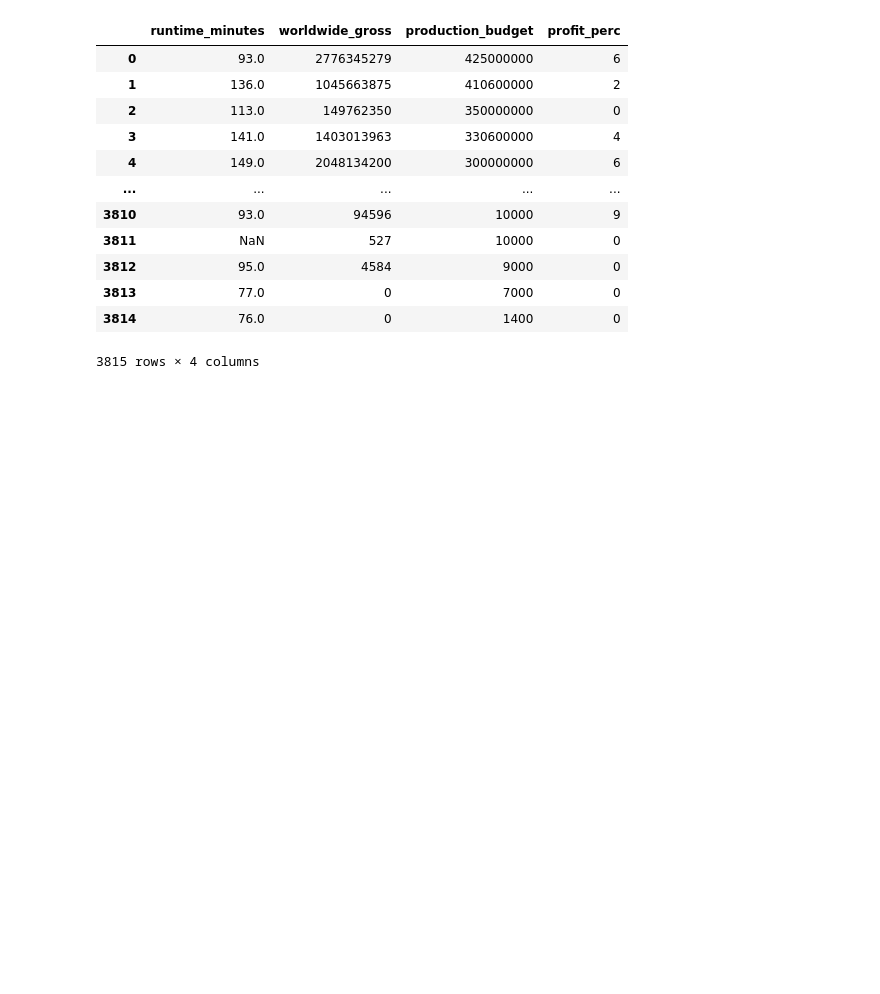
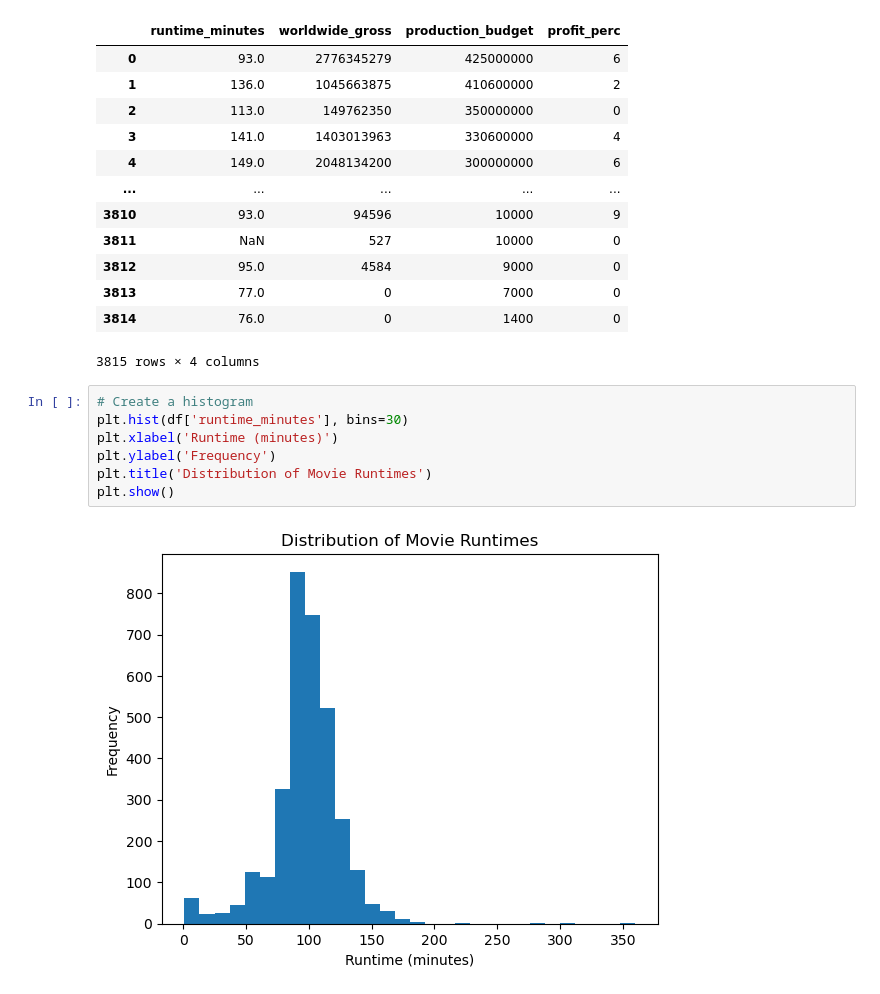
Before and after one commit to nechamab/phase-2-project, a Jupyter notebook: notebooks/finall.ipynb, the cells around one changed output. Cells and saved outputs as stored; diff of their text form; blank space fills up the shorter version.

```diff
--- a/notebooks/finall.ipynb
+++ b/notebooks/finall.ipynb
@@ -618,3 +618,12 @@ df
 | 3813 | 77.0 | 0 | 7000 | 0 |
 | 3814 | 76.0 | 0 | 1400 | 0 |
 3815 rows × 4 columns
+# %%
+# Create a histogram
+plt.hist(df['runtime_minutes'], bins=30)
+plt.xlabel('Runtime (minutes)')
+plt.ylabel('Frequency')
+plt.title('Distribution of Movie Runtimes')
+plt.show()
+# %% [output]
+[figure, added]
```
Also changed, not shown: parts of 2 cells of this notebook.
